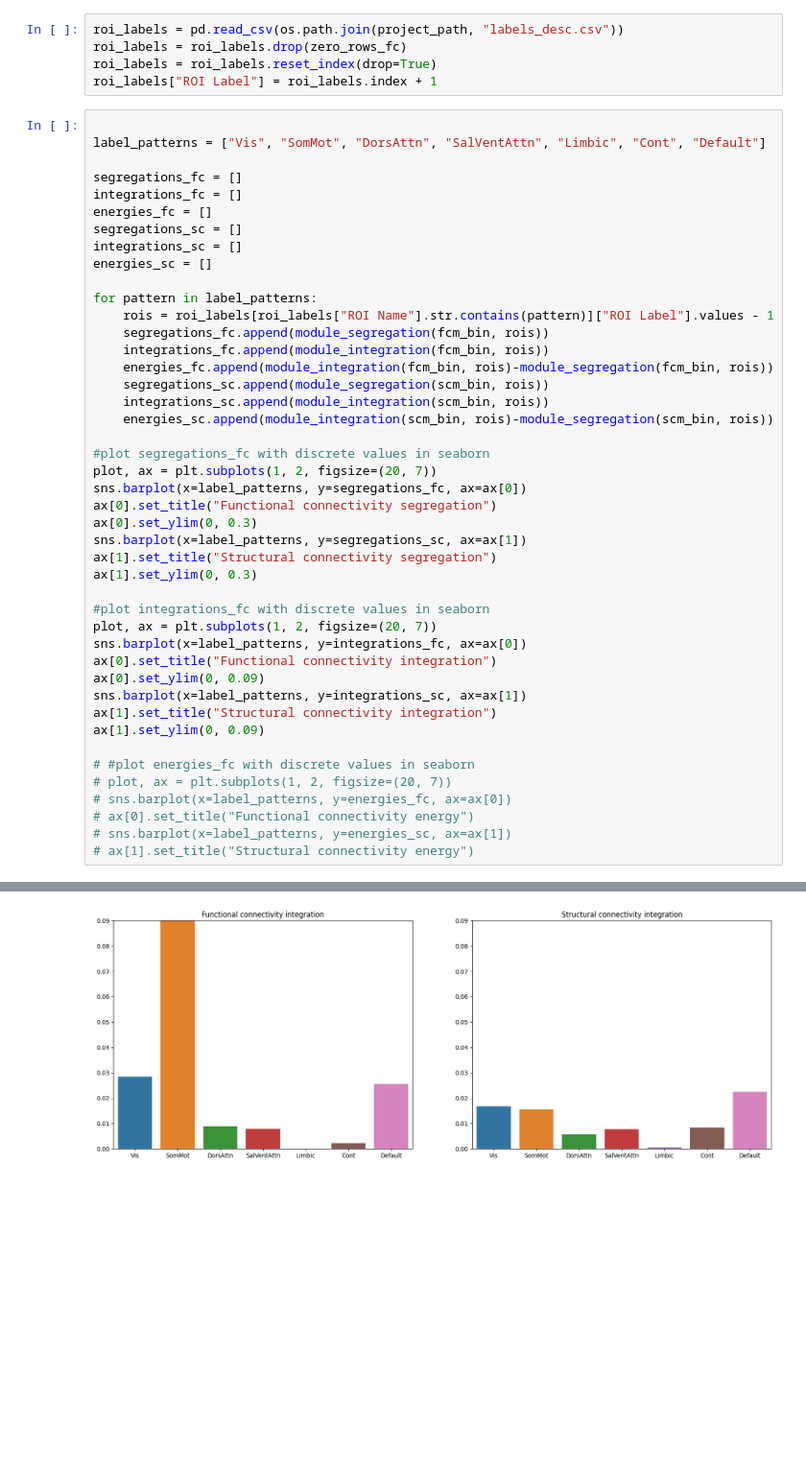
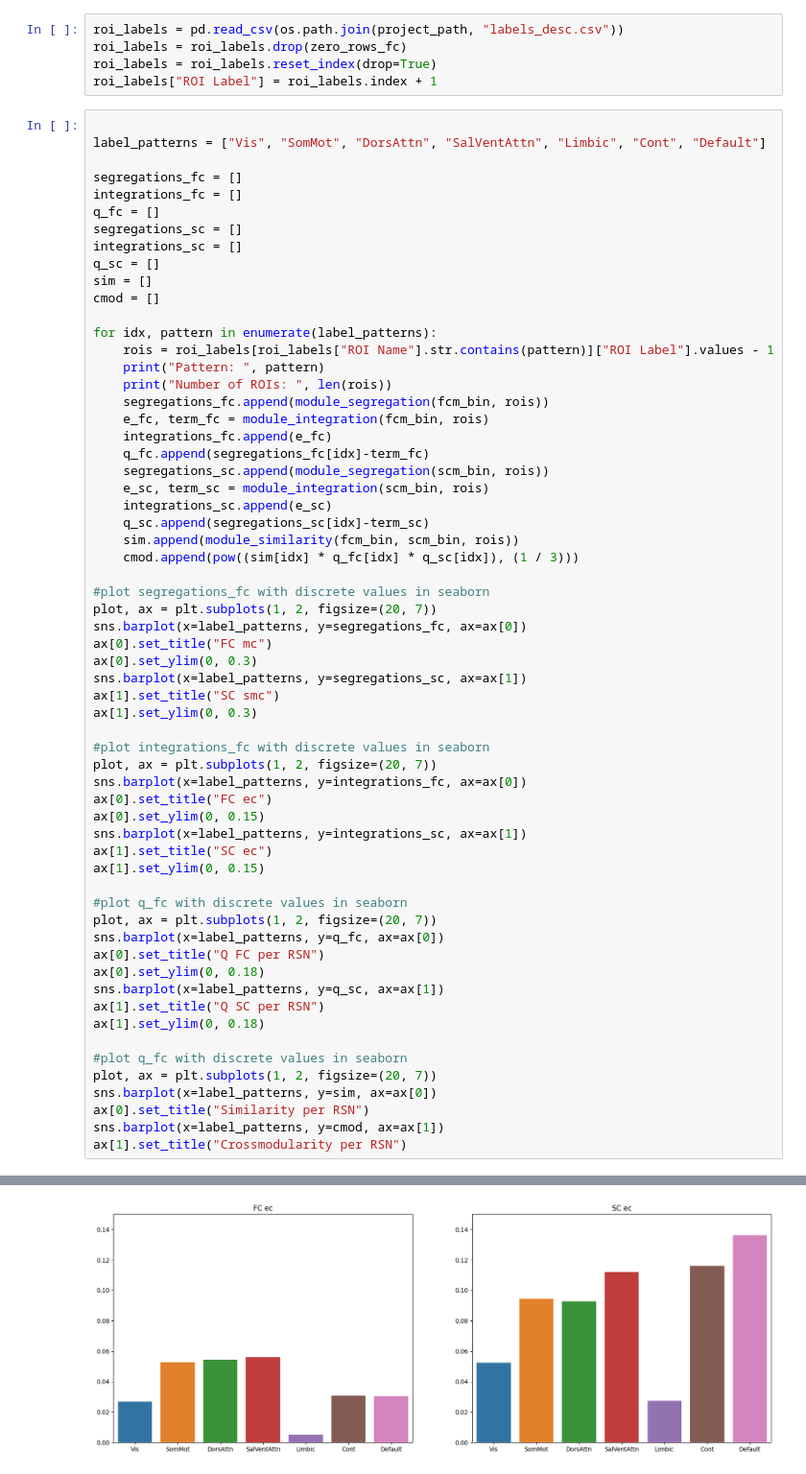
Before and after one commit to compneurobilbao/bha2, a Jupyter notebook: bha/sandbox_schaefer.ipynb, the cells around one changed output, grey strips where cells are left out. Shown at 96% size. Drawn from its saved outputs; the diff is of its cells as text; blank space fills up the shorter version.

```diff
--- a/bha/sandbox_schaefer.ipynb
+++ b/bha/sandbox_schaefer.ipynb
@@ -84,42 +101,59 @@ label_patterns = ["Vis", "SomMot", "DorsAttn", "SalVentAttn", "Limbic", "Cont",
 
 segregations_fc = []
 integrations_fc = []
-energies_fc = []
+q_fc = []
 segregations_sc = []
 integrations_sc = []
-energies_sc = []
+q_sc = []
+sim = []
+cmod = []
 
-for pattern in label_patterns:
+for idx, pattern in enumerate(label_patterns):
     rois = roi_labels[roi_labels["ROI Name"].str.contains(pattern)]["ROI Label"].values - 1
+    print("Pattern: ", pattern)
+    print("Number of ROIs: ", len(rois))
     segregations_fc.append(module_segregation(fcm_bin, rois))
-    integrations_fc.append(module_integration(fcm_bin, rois))
-    energies_fc.append(module_integration(fcm_bin, rois)-module_segregation(fcm_bin, rois))
+    e_fc, term_fc = module_integration(fcm_bin, rois)
+    integrations_fc.append(e_fc)
+    q_fc.append(segregations_fc[idx]-term_fc)
     segregations_sc.append(module_segregation(scm_bin, rois))
-    integrations_sc.append(module_integration(scm_bin, rois))
-    energies_sc.append(module_integration(scm_bin, rois)-module_segregation(scm_bin, rois))
+    e_sc, term_sc = module_integration(scm_bin, rois)
+    integrations_sc.append(e_sc)
+    q_sc.append(segregations_sc[idx]-term_sc)
+    sim.append(module_similarity(fcm_bin, scm_bin, rois))
+    cmod.append(pow((sim[idx] * q_fc[idx] * q_sc[idx]), (1 / 3)))
 
 #plot segregations_fc with discrete values in seaborn
 plot, ax = plt.subplots(1, 2, figsize=(20, 7))
 sns.barplot(x=label_patterns, y=segregations_fc, ax=ax[0])
-ax[0].set_title("Functional connectivity segregation")
+ax[0].set_title("FC mc")
 ax[0].set_ylim(0, 0.3)
 sns.barplot(x=label_patterns, y=segregations_sc, ax=ax[1])
-ax[1].set_title("Structural connectivity segregation")
+ax[1].set_title("SC smc")
 ax[1].set_ylim(0, 0.3)
 
 #plot integrations_fc with discrete values in seaborn
 plot, ax = plt.subplots(1, 2, figsize=(20, 7))
 sns.barplot(x=label_patterns, y=integrations_fc, ax=ax[0])
-ax[0].set_title("Functional connectivity integration")
-ax[0].set_ylim(0, 0.09)
+ax[0].set_title("FC ec")
+ax[0].set_ylim(0, 0.15)
 sns.barplot(x=label_patterns, y=integrations_sc, ax=ax[1])
-ax[1].set_title("Structural connectivity integration")
-ax[1].set_ylim(0, 0.09)
+ax[1].set_title("SC ec")
+ax[1].set_ylim(0, 0.15)
 
-# #plot energies_fc with discrete values in seaborn
-# plot, ax = plt.subplots(1, 2, figsize=(20, 7))
-# sns.barplot(x=label_patterns, y=energies_fc, ax=ax[0])
-# ax[0].set_title("Functional connectivity energy")
-# sns.barplot(x=label_patterns, y=energies_sc, ax=ax[1])
-# ax[1].set_title("Structural connectivity energy")
+#plot q_fc with discrete values in seaborn
+plot, ax = plt.subplots(1, 2, figsize=(20, 7))
+sns.barplot(x=label_patterns, y=q_fc, ax=ax[0])
+ax[0].set_title("Q FC per RSN")
+ax[0].set_ylim(0, 0.18)
+sns.barplot(x=label_patterns, y=q_sc, ax=ax[1])
+ax[1].set_title("Q SC per RSN")
+ax[1].set_ylim(0, 0.18)
+
+#plot q_fc with discrete values in seaborn
+plot, ax = plt.subplots(1, 2, figsize=(20, 7))
+sns.barplot(x=label_patterns, y=sim, ax=ax[0])
+ax[0].set_title("Similarity per RSN")
+sns.barplot(x=label_patterns, y=cmod, ax=ax[1])
+ax[1].set_title("Crossmodularity per RSN")
 # %% [output]
@@ -128 +176 @@ ax[1].set_ylim(0, 0.09)
-[figure, old version]
+[figure, new version]
```
Also changed, not shown: parts of 5 cells of this notebook, 8 other files.
